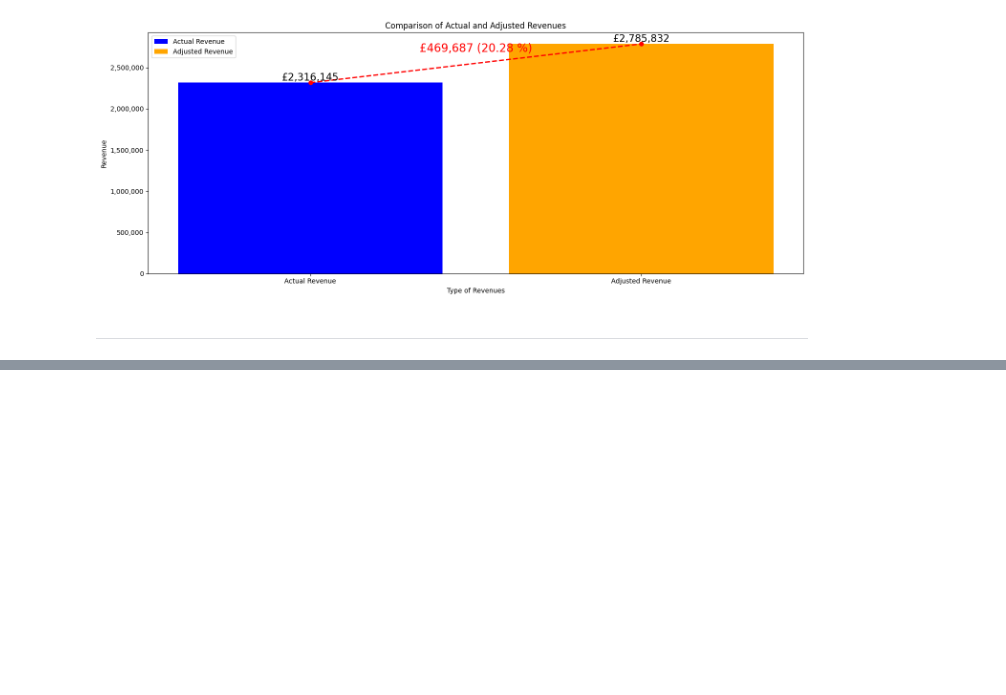
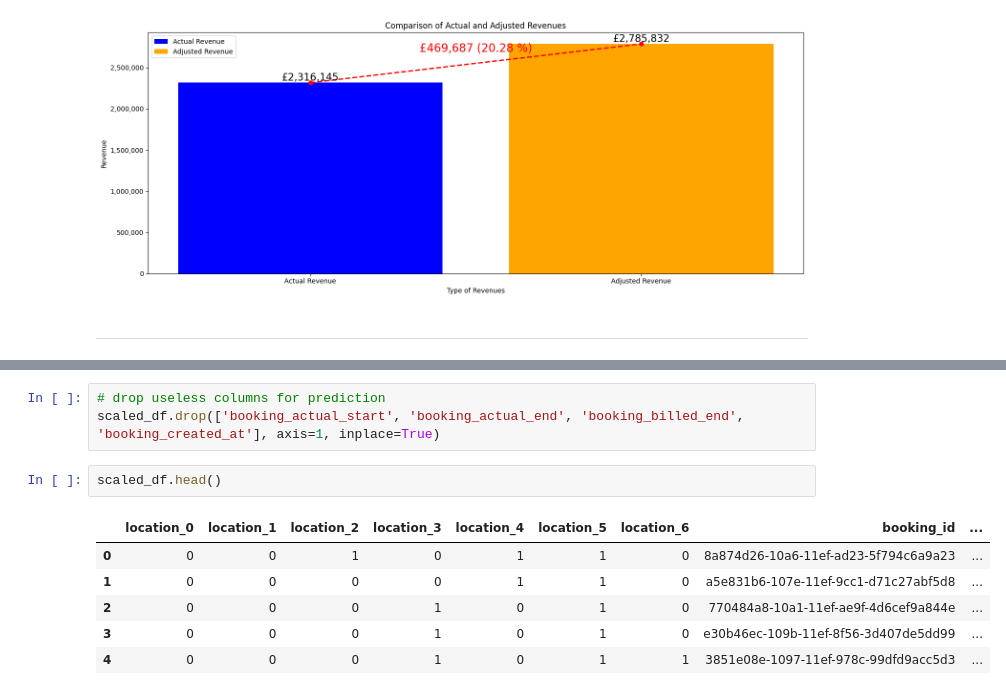
Before and after one commit to tejasnavalkhe/Optimising-Car-Sharing-Profitability-with-a-Regional-Pricing-Strategy, a Jupyter notebook: code/Model Building.ipynb, the cells around one changed output, grey strips where cells are left out. Saved outputs shown, nothing was run; the diff lists cells and outputs as text; blank space fills up the shorter version.

```diff
--- a/code/Model Building.ipynb
+++ b/code/Model Building.ipynb
@@ -571,0 +882,12 @@ plot_revenue_comparison_overall(predictions_df)
+# %%
+# drop useless columns for prediction
+scaled_df.drop(['booking_actual_start', 'booking_actual_end', 'booking_billed_end', 'booking_created_at'], axis=1, inplace=True)
+# %%
+scaled_df.head()
+# %% [output]
+|  | location_0 | location_1 | location_2 | location_3 | location_4 | location_5 | location_6 | booking_id | ... |
+| 0 | 0 | 0 | 1 | 0 | 1 | 1 | 0 | 8a874d26-10a6-11ef-ad23-5f794c6a9a23 | ... |
+| 1 | 0 | 0 | 0 | 0 | 1 | 1 | 0 | a5e831b6-107e-11ef-9cc1-d71c27abf5d8 | ... |
+| 2 | 0 | 0 | 0 | 1 | 0 | 1 | 0 | 770484a8-10a1-11ef-ae9f-4d6cef9a844e | ... |
+| 3 | 0 | 0 | 0 | 1 | 0 | 1 | 0 | e30b46ec-109b-11ef-8f56-3d407de5dd99 | ... |
+| 4 | 0 | 0 | 0 | 1 | 0 | 1 | 1 | 3851e08e-1097-11ef-978c-99dfd9acc5d3 | ... |
```
Also changed, not shown: parts of 35 cells of this notebook.
